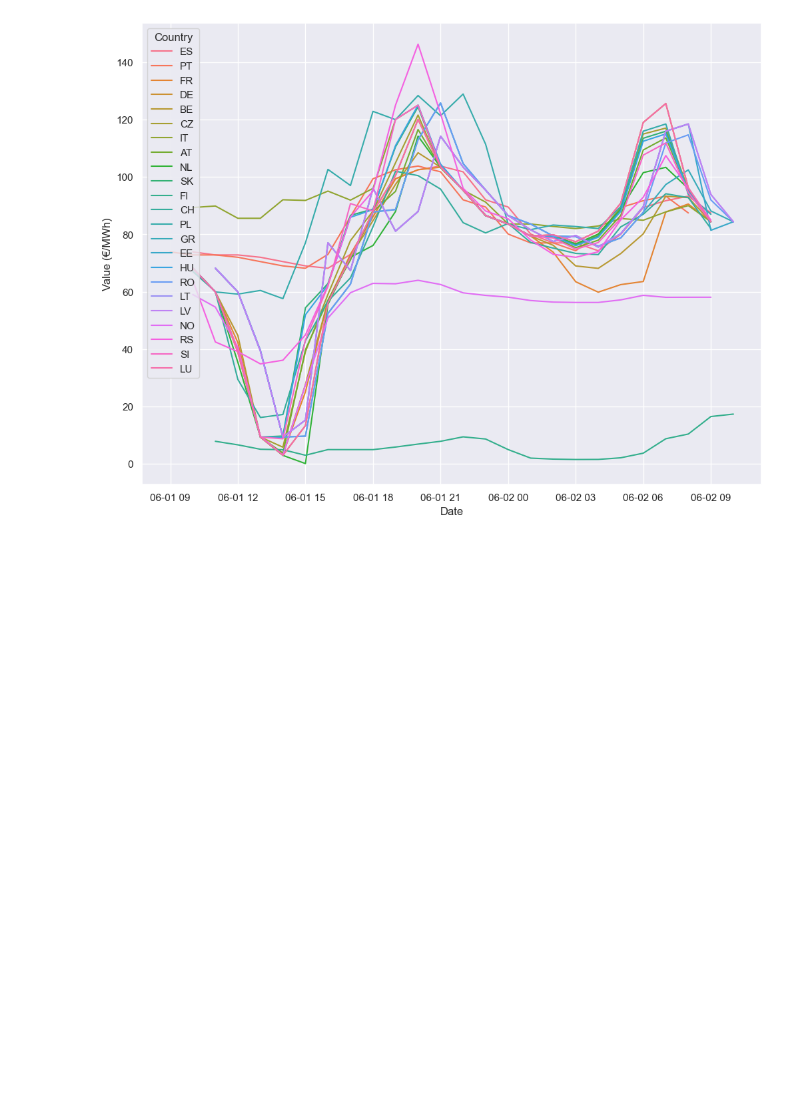
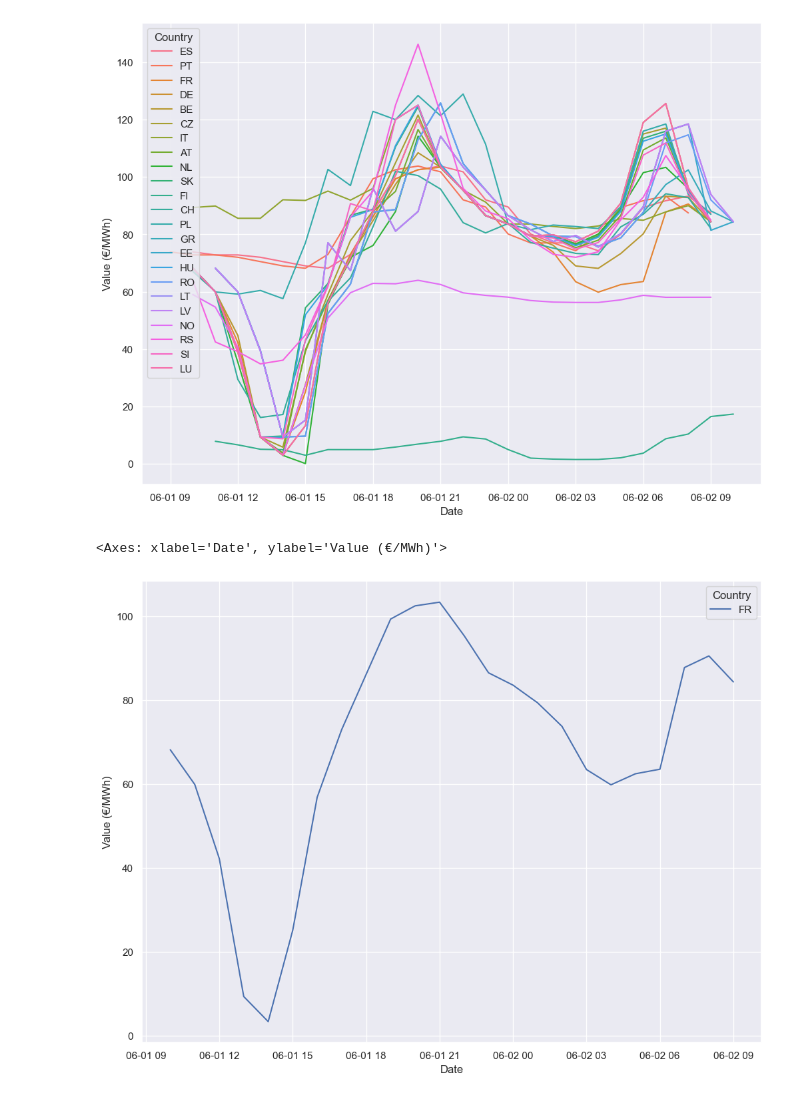
Before and after one commit to bluiseecc/ENTSOE-API, a Jupyter notebook: ENTSOE_DAY_AHEAD_PRICES.ipynb, the cells around one changed output. Drawn from its saved outputs; the diff is of its cells as text; code cells hidden in the pictures; blank space fills up the shorter version.

Commit message:
Added filtering by country graph

```diff
--- a/ENTSOE_DAY_AHEAD_PRICES.ipynb
+++ b/ENTSOE_DAY_AHEAD_PRICES.ipynb
@@ -99,3 +99,11 @@ sns.lineplot(data = Day_Ahead_Prices,x = 'Date', y = 'Value (€/MWh)', hue = 'C
 # %% [output]
 <Axes: xlabel='Date', ylabel='Value (€/MWh)'>
 [figure]
+# %%
+# Visualizing in Seaborn for selected countries
+Day_Ahead_Prices_FR = Day_Ahead_Prices[Day_Ahead_Prices['Country'].str.contains('FR')]
+sns.set(rc={'figure.figsize':(12,9)})
+sns.lineplot(data = Day_Ahead_Prices_FR ,x = 'Date', y = 'Value (€/MWh)', hue = 'Country')
+# %% [output]
+<Axes: xlabel='Date', ylabel='Value (€/MWh)'>
+[figure, added]
```
